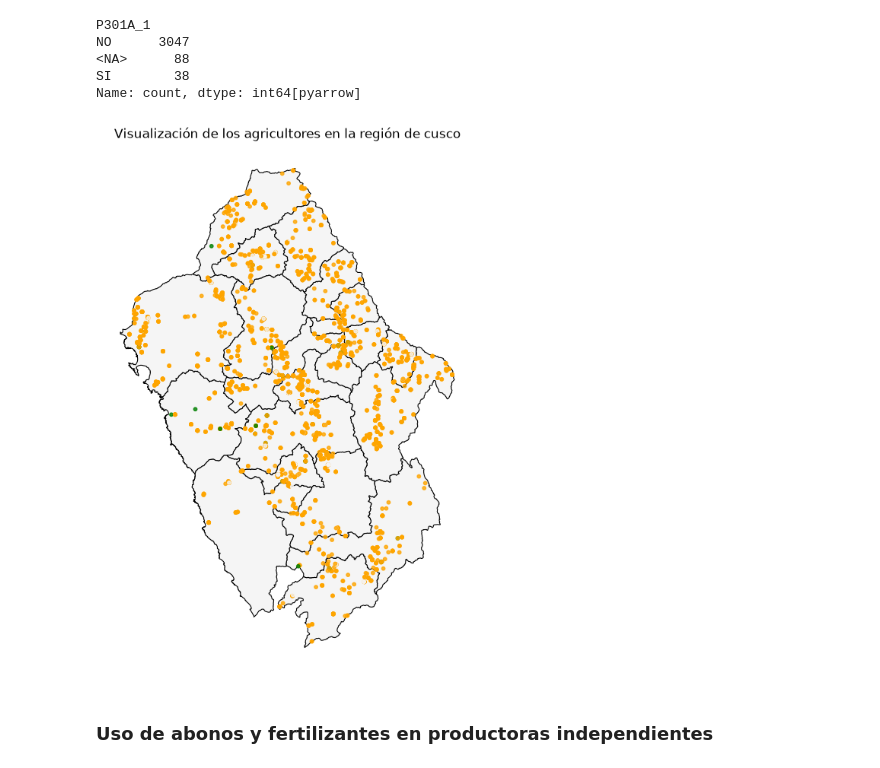
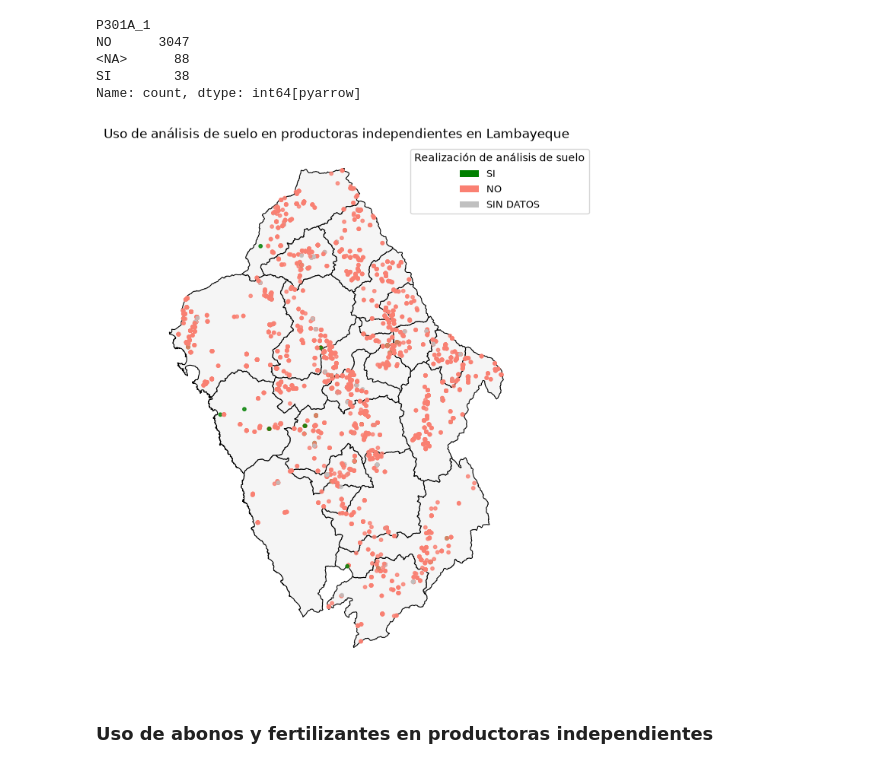
Before and after one commit to matiasrg/Proyecto-PCDA, a Jupyter notebook: scripts/04_CAP300AB.ipynb, the cells around one changed output. Cells and saved outputs as stored; diff of their text form; code cells hidden in the pictures.

Commit message:
Actualización de análisis de 08_CAP300AB.parquet y 4 análisis de 14_CAP600.parquet completados

```diff
--- a/scripts/04_CAP300AB.ipynb
+++ b/scripts/04_CAP300AB.ipynb
@@ -99,36 +100,53 @@ condiciones_P301A_1 = [
     (puntos_ancash_P301A_1["P301A_1"] == "NO").fillna(False)
 ]
 
-colores_P301A_1 = ["green", "orange"]
+colores_P301A_1 = ["green", "salmon"]
 # %%
 puntos_ancash_P301A_1["color_P301A_1"] = np.select(
     condiciones_P301A_1,
     colores_P301A_1,
-    default = "whitesmoke"
+    default = "silver"
 )
 # %%
-fix, ax = plt.subplots(figsize = (9,9))
+fig, ax = plt.subplots(figsize=(9, 9))
 
 map_prov_ancash.plot(
-    ax = ax,
-    color = "whitesmoke",
-    edgecolor = "black",
-    linewidth = 0.8
+    ax=ax,
+    color="whitesmoke",
+    edgecolor="black",
+    linewidth=0.8
 )
 
 puntos_ancash_P301A_1.plot(
-    ax = ax,
-    legend = True,
-    color = puntos_ancash_P301A_1["color_P301A_1"],
-    markersize = 10,
-    alpha = 0.8
+    ax=ax,
+    color=puntos_ancash_P301A_1["color_P301A_1"],
+    markersize=10,
+    alpha=0.8
 )
 
-ax.set_title("Visualización de los agricultores en la región de cusco")
+# Leyenda
+leyenda = [
+    Patch(facecolor="green", label="SI"),
+    Patch(facecolor="salmon", label="NO"),
+    Patch(facecolor="silver", label="SIN DATOS")
+]
+
+ax.legend(
+    handles=leyenda,
+    title="Realización de análisis de suelo",
+    loc="upper right",
+    bbox_to_anchor=(1.2, 1),
+    fontsize=9,
+    title_fontsize=10,
+)
+
+ax.set_title("Uso de análisis de suelo en productoras independientes en Lambayeque")
 ax.set_axis_off()
+
+#plt.tight_layout()
 plt.show()
 # %% [output]
-[figure, old version]
+[figure, new version]
 # %% [markdown]
 ### Uso de abonos y fertilizantes en productoras independientes
 # %%
```
Also changed, not shown: parts of 6 cells of this notebook, 1 other file.
